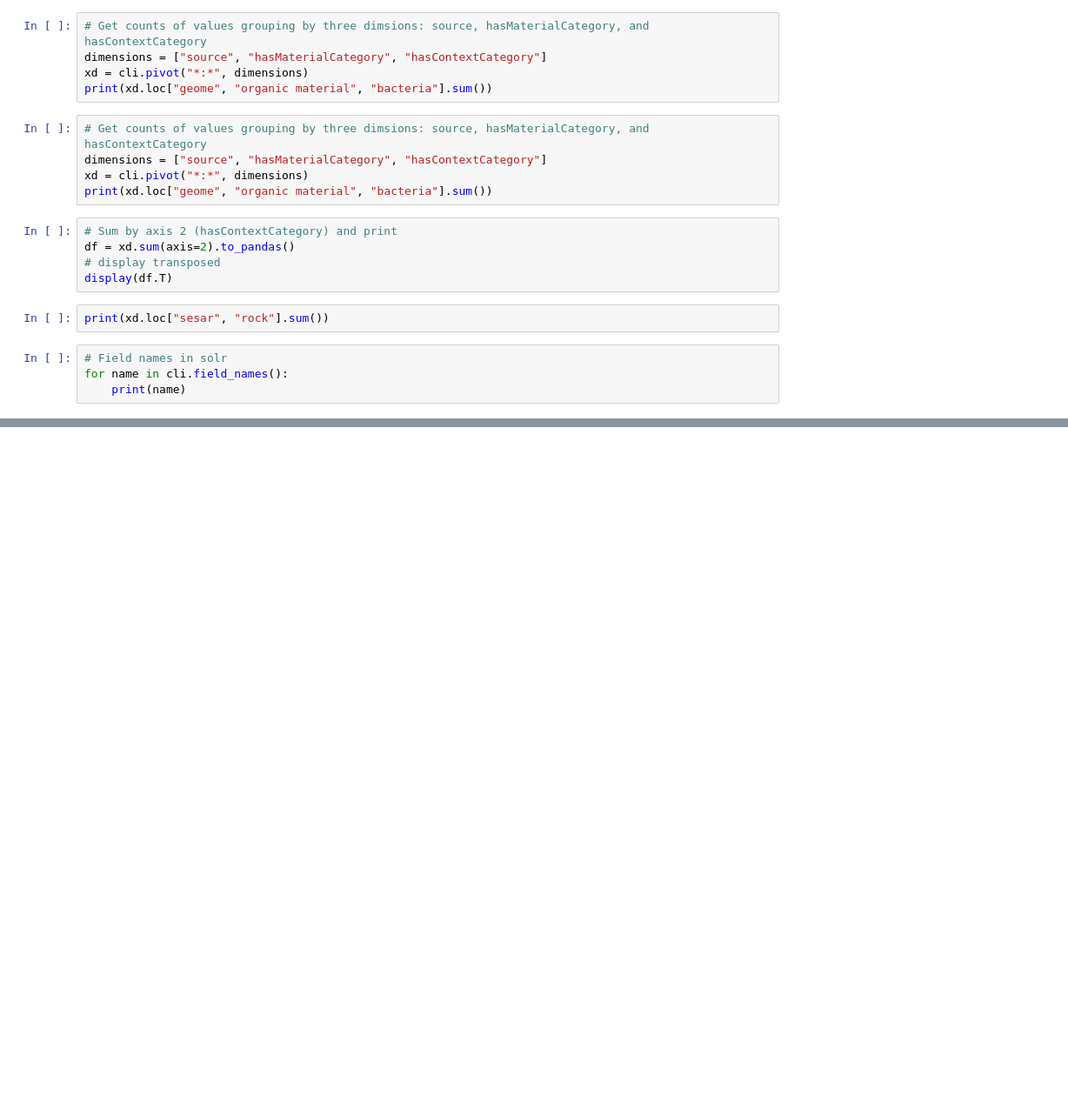
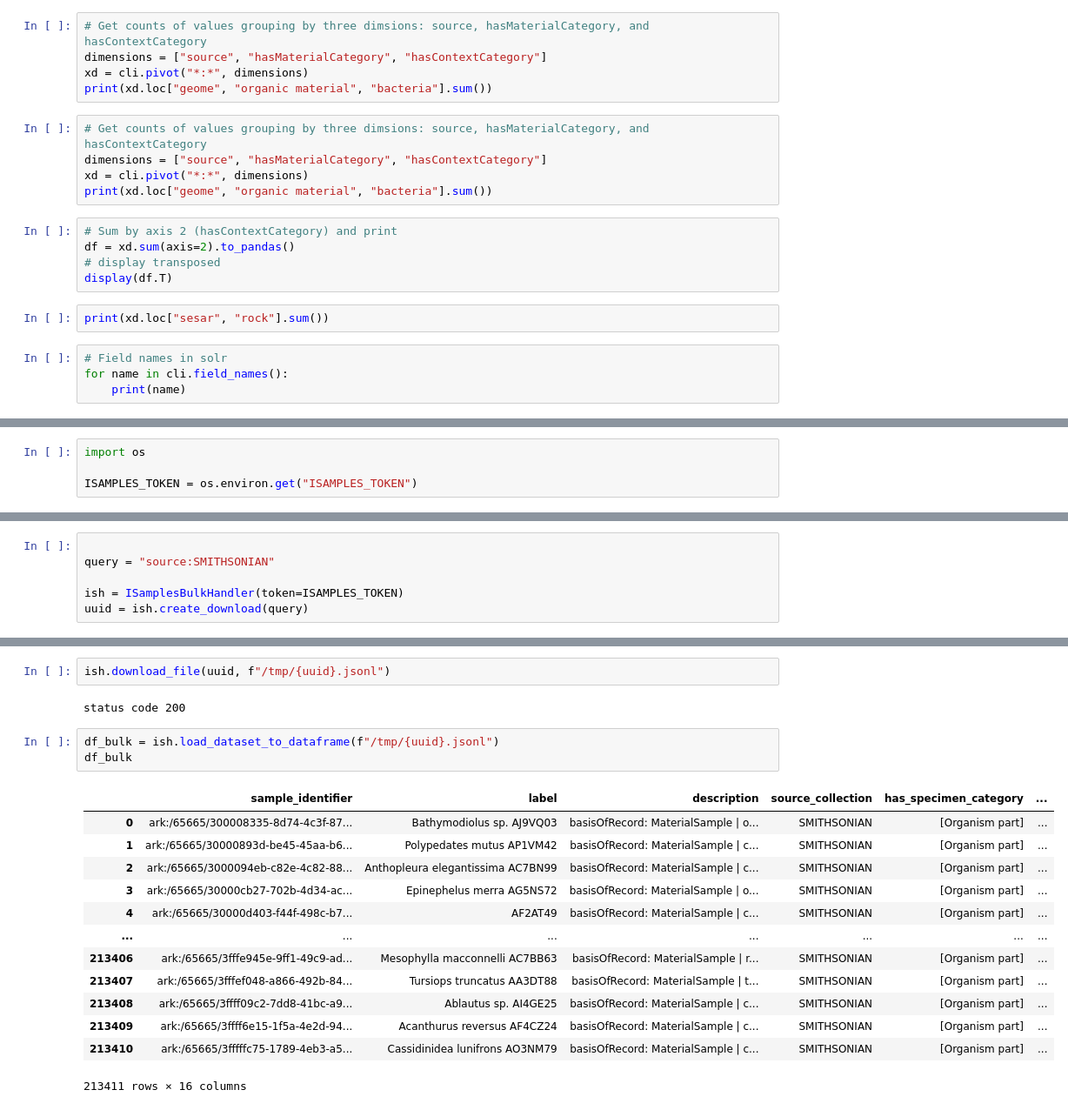
Before and after one commit to isamplesorg/examples, a Jupyter notebook: basic/record_counts.ipynb, the cells around one changed output, grey strips where cells are left out. Shown at 87% size. Cells and saved outputs as stored; diff of their text form; blank space fills up the shorter version.

Commit message:
add a first draft of a Python client for bulk data handling in the iSamples API

```diff
--- a/basic/record_counts.ipynb
+++ b/basic/record_counts.ipynb
@@ -660,0 +609,4 @@ for name in cli.field_names():
+# %%
+import os
+
+ISAMPLES_TOKEN = os.environ.get("ISAMPLES_TOKEN")
@@ -660,0 +647,6 @@ for name in cli.field_names():
+# %%
+
+query = "source:SMITHSONIAN"
+
+ish = ISamplesBulkHandler(token=ISAMPLES_TOKEN)
+uuid = ish.create_download(query)
@@ -660,0 +657,21 @@ for name in cli.field_names():
+# %%
+ish.download_file(uuid, f"/tmp/{uuid}.jsonl")
+# %% [output]
+status code 200
+# %%
+df_bulk = ish.load_dataset_to_dataframe(f"/tmp/{uuid}.jsonl")
+df_bulk
+# %% [output]
+|  | sample_identifier | label | description | source_collection | has_specimen_category | ... |
+| 0 | ark:/65665/300008335-8d74-4c3f-87... | Bathymodiolus sp. AJ9VQ03 | basisOfRecord: MaterialSample | o... | SMITHSONIAN | [Organism part] | ... |
+| 1 | ark:/65665/30000893d-be45-45aa-b6... | Polypedates mutus AP1VM42 | basisOfRecord: MaterialSample | c... | SMITHSONIAN | [Organism part] | ... |
+| 2 | ark:/65665/3000094eb-c82e-4c82-88... | Anthopleura elegantissima AC7BN99 | basisOfRecord: MaterialSample | c... | SMITHSONIAN | [Organism part] | ... |
+| 3 | ark:/65665/30000cb27-702b-4d34-ac... | Epinephelus merra AG5NS72 | basisOfRecord: MaterialSample | o... | SMITHSONIAN | [Organism part] | ... |
+| 4 | ark:/65665/30000d403-f44f-498c-b7... | AF2AT49 | basisOfRecord: MaterialSample | c... | SMITHSONIAN | [Organism part] | ... |
+| ... | ... | ... | ... | ... | ... | ... |
+| 213406 | ark:/65665/3fffe945e-9ff1-49c9-ad... | Mesophylla macconnelli AC7BB63 | basisOfRecord: MaterialSample | r... | SMITHSONIAN | [Organism part] | ... |
+| 213407 | ark:/65665/3fffef048-a866-492b-84... | Tursiops truncatus AA3DT88 | basisOfRecord: MaterialSample | t... | SMITHSONIAN | [Organism part] | ... |
+| 213408 | ark:/65665/3ffff09c2-7dd8-41bc-a9... | Ablautus sp. AI4GE25 | basisOfRecord: MaterialSample | c... | SMITHSONIAN | [Organism part] | ... |
+| 213409 | ark:/65665/3ffff6e15-1f5a-4e2d-94... | Acanthurus reversus AF4CZ24 | basisOfRecord: MaterialSample | c... | SMITHSONIAN | [Organism part] | ... |
+| 213410 | ark:/65665/3fffffc75-1789-4eb3-a5... | Cassidinidea lunifrons AO3NM79 | basisOfRecord: MaterialSample | c... | SMITHSONIAN | [Organism part] | ... |
+213411 rows × 16 columns
```
Also changed, not shown: parts of 27 cells of this notebook, 5 other files.
